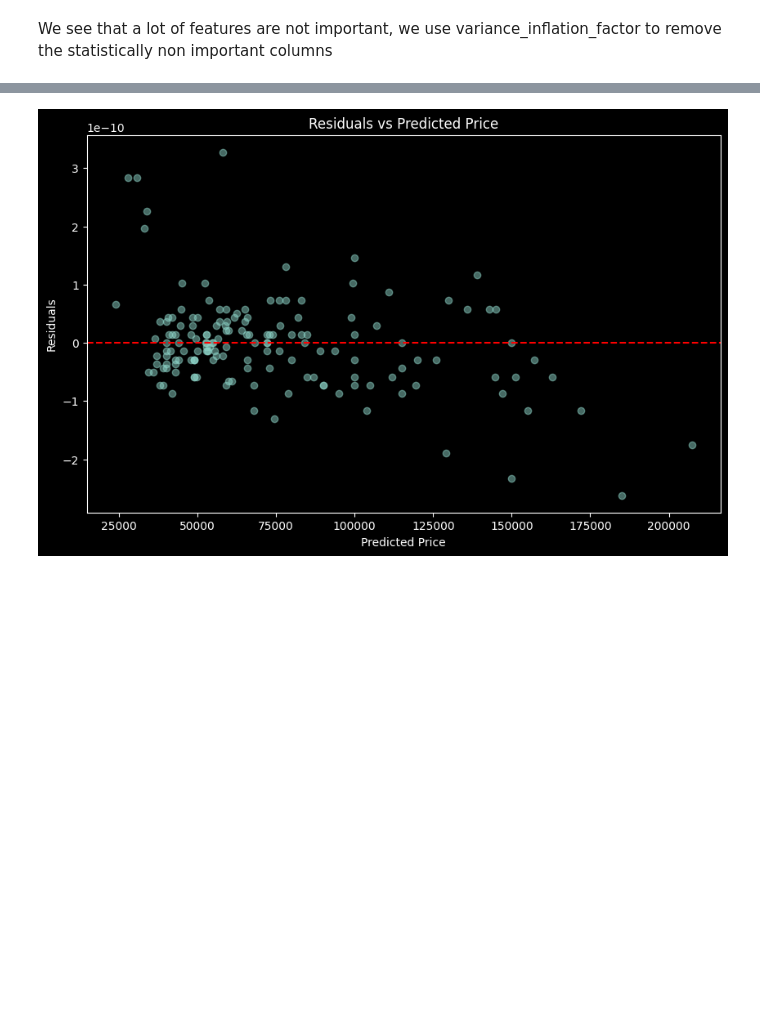
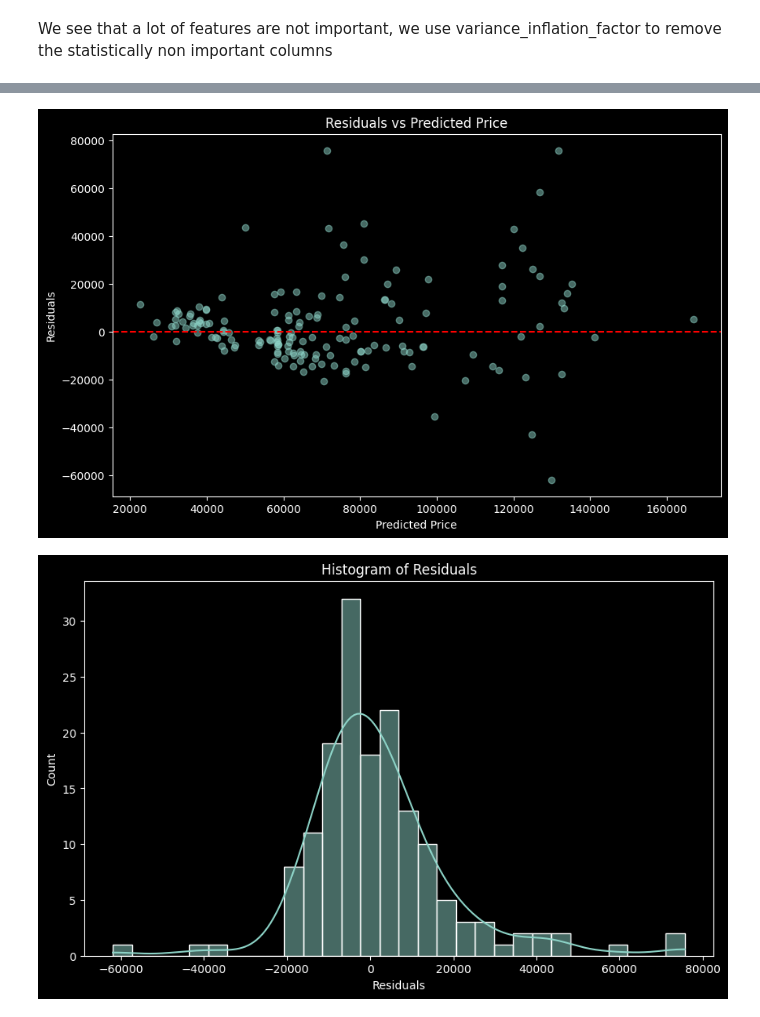
Before and after one commit to koutsompinask/MSC, a Jupyter notebook: semester B/Python/assignment/regression.ipynb, the cells around one changed output, grey strips where cells are left out. Cells and saved outputs as stored; diff of their text form; code cells hidden in the pictures; blank space fills up the shorter version.

```diff
--- a/semester B/Python/assignment/regression.ipynb
+++ b/semester B/Python/assignment/regression.ipynb
@@ -351,11 +316,0 @@ following columns (22/45) have VIF > 5 so we drop them
-# %%
-#remove columns with high VIF score
-X_simple = df.drop(columns=colsToDrop)
-
-# Split data
-X_train_simple, X_test_simple, y_train_simple, y_test_simple = train_test_split(X_simple, y, test_size=0.2, random_state=42)
-
-# Scale features
-scaler = StandardScaler()
-X_train_scaled_simple = scaler.fit_transform(X_train_simple)
-X_test_scaled_simple = scaler.transform(X_test_simple)
@@ -400,12 +406,19 @@ plt.show()
 # %%
 #plot residuals
-residuals = y_test - reg.predict(X_test_scaled_simple)
+residuals = y_test - y_pred_final
 plt.figure(figsize=(10, 6))
-plt.scatter(reg.predict(X_test_scaled_simple), residuals, alpha=0.5)
+plt.scatter(y_pred_final, residuals, alpha=0.5)
 plt.axhline(0, color='red', linestyle='--')
 plt.xlabel('Predicted Price')
 plt.ylabel('Residuals')
 plt.title('Residuals vs Predicted Price')
 plt.show()
+# plot histogram of residuals
+plt.figure(figsize=(10, 6))
+sns.histplot(residuals, kde=True, bins=30)
+plt.xlabel('Residuals')
+plt.title('Histogram of Residuals')
+plt.show()
 # %% [output]
-[figure, old version]
+[figure, new version]
+[figure, added]
```
Also changed, not shown: parts of 9 cells of this notebook.
